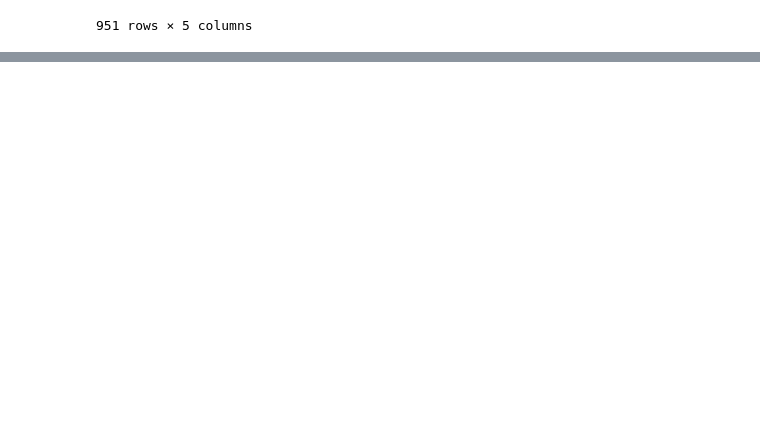
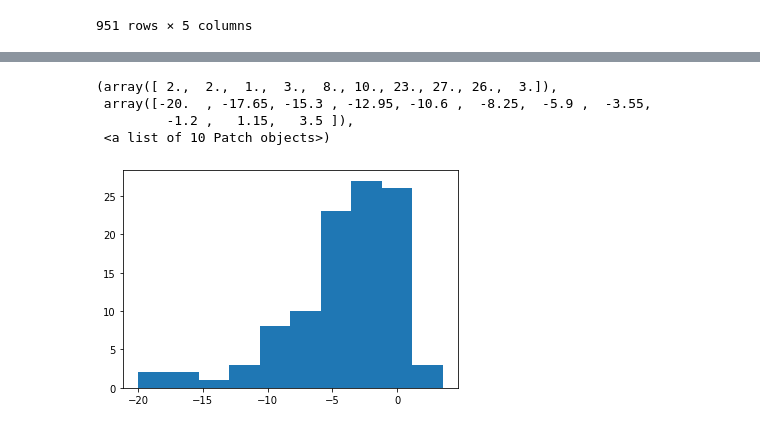
Before and after one commit to WarmCyan/news-bias-research, a Jupyter notebook: notebooks/13_ArticleLevel.ipynb, the cells around one changed output, grey strips where cells are left out. Cells and saved outputs as stored; diff of their text form; code cells hidden in the pictures; blank space fills up the shorter version.

```diff
--- a/notebooks/13_ArticleLevel.ipynb
+++ b/notebooks/13_ArticleLevel.ipynb
@@ -90,6 +90,7 @@ df.to_pickle("../data/raw/mbc_scraped.pkl")
 # NOTE: scraped on 1/24/2020
 # %%
 df_clean = df[df.content.notnull()]
+df_clean = df_clean[df_clean.content.str.split().apply(len) > 50]
 df_clean
 # %% [output]
 |  | Source | Url | Bias | Quality | content |
@@ -192,0 +196,3 @@ center_df
+# %%
+df = df_clean
+df.Source.value_counts()
@@ -192,0 +232,15 @@ center_df
+# %%
+import matplotlib.pyplot as plt
+import seaborn as sns
+sns.set()
+
+
+%matplotlib widget
+# %%
+plt.hist(x = df[df.Source == "New York Times"].Bias)
+# %% [output]
+(array([ 2.,  2.,  1.,  3.,  8., 10., 23., 27., 26.,  3.]),
+ array([-20.  , -17.65, -15.3 , -12.95, -10.6 ,  -8.25,  -5.9 ,  -3.55,
+         -1.2 ,   1.15,   3.5 ]),
+ <a list of 10 Patch objects>)
+[figure, added]
```
Also changed, not shown: parts of 8 cells of this notebook, 4 other files.
